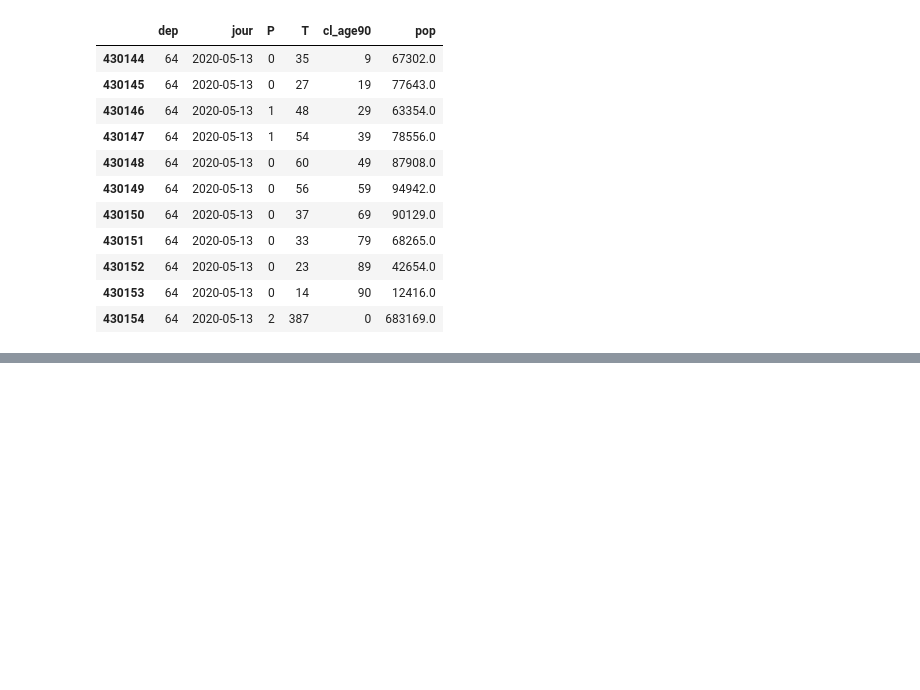
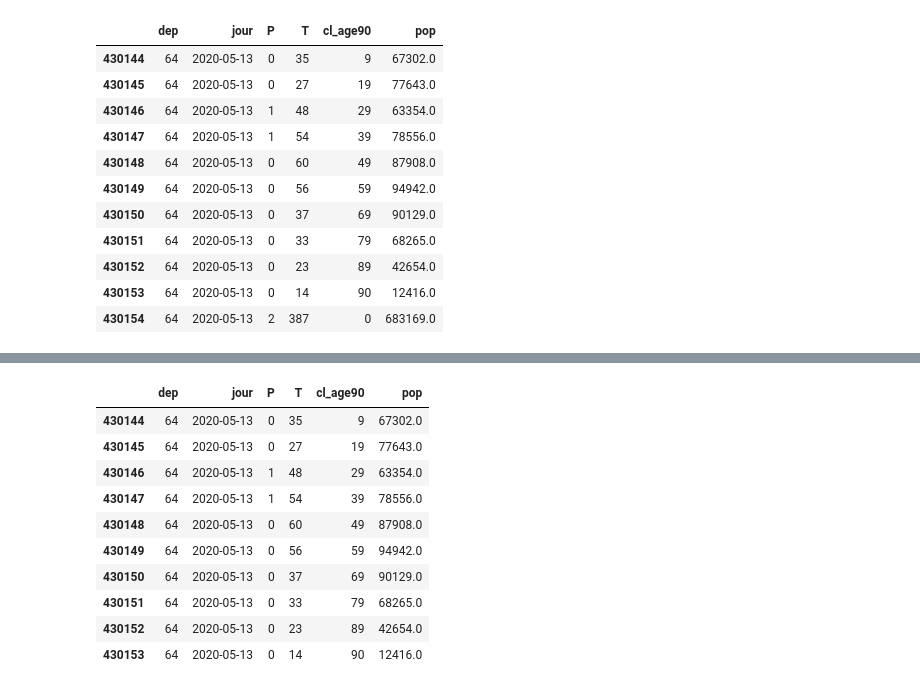
Before and after one commit to Lens11/IMT_cours, a Jupyter notebook: Initiation/Pandas/TP_Pandas.ipynb, the cells around one changed output, grey strips where cells are left out. Saved outputs shown, nothing was run; the diff lists cells and outputs as text; code cells hidden in the pictures; blank space fills up the shorter version.

```diff
--- a/Initiation/Pandas/TP_Pandas.ipynb
+++ b/Initiation/Pandas/TP_Pandas.ipynb
@@ -104,0 +120,18 @@ view = df[0,]
+# %%
+#Q10
+df_copy = df.copy()
+
+df_copy = df_copy.drop(df_copy[df_copy['cl_age90'] == 0].index) # On doit donner les index dans drop
+df_copy[(df_copy['jour'] == '2020-05-13') & (df_copy['dep'] == 64)]
+# %% [output]
+|  | dep | jour | P | T | cl_age90 | pop |
+| 430144 | 64 | 2020-05-13 | 0 | 35 | 9 | 67302.0 |
+| 430145 | 64 | 2020-05-13 | 0 | 27 | 19 | 77643.0 |
+| 430146 | 64 | 2020-05-13 | 1 | 48 | 29 | 63354.0 |
+| 430147 | 64 | 2020-05-13 | 1 | 54 | 39 | 78556.0 |
+| 430148 | 64 | 2020-05-13 | 0 | 60 | 49 | 87908.0 |
+| 430149 | 64 | 2020-05-13 | 0 | 56 | 59 | 94942.0 |
+| 430150 | 64 | 2020-05-13 | 0 | 37 | 69 | 90129.0 |
+| 430151 | 64 | 2020-05-13 | 0 | 33 | 79 | 68265.0 |
+| 430152 | 64 | 2020-05-13 | 0 | 23 | 89 | 42654.0 |
+| 430153 | 64 | 2020-05-13 | 0 | 14 | 90 | 12416.0 |
```
Also changed, not shown: parts of 9 cells of this notebook.
